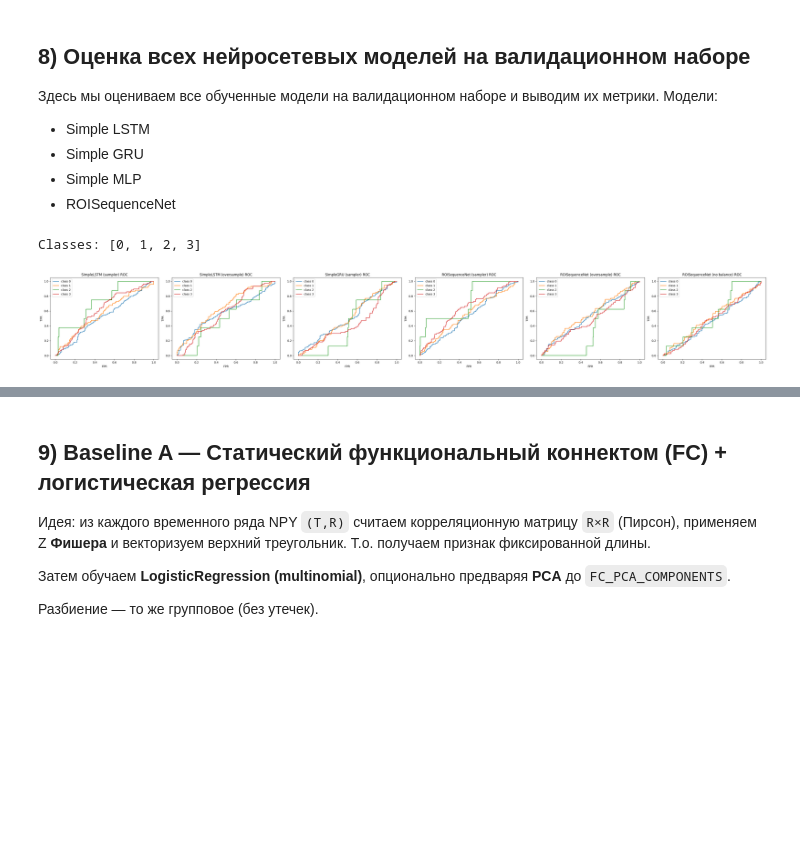
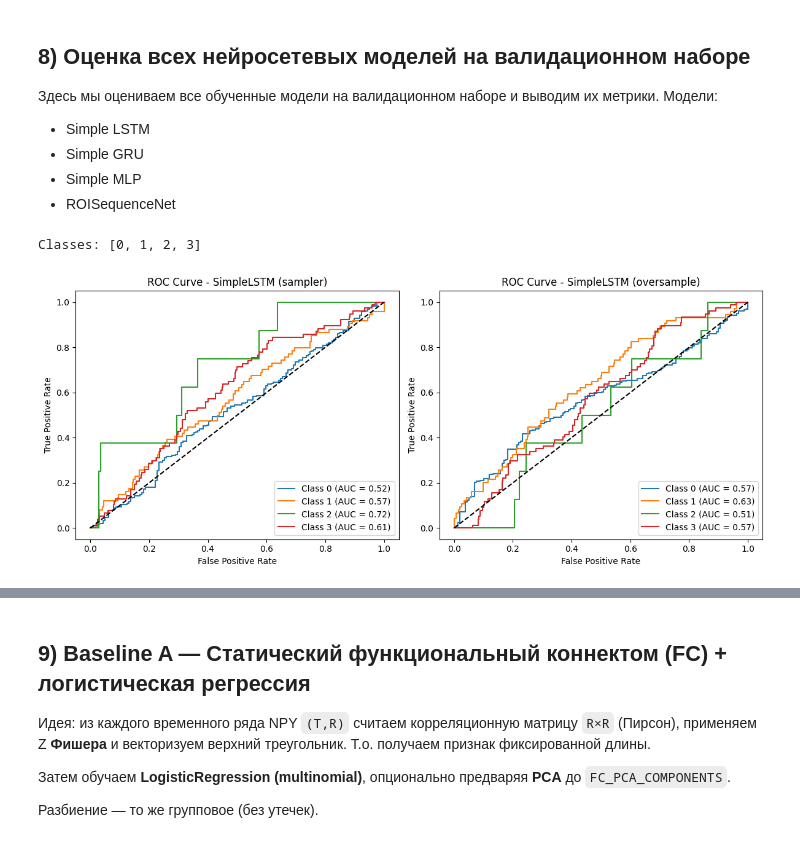
Before and after one commit to Amissum/ADHD_connectome_biomarkers_transfer_research, a Jupyter notebook: ADHD200/Pipelines/AthenaPipeline/Iter_3_ADHD200_train_v3.ipynb, the cells around one changed output, grey strips where cells are left out. Saved outputs shown, nothing was run; the diff lists cells and outputs as text; code cells hidden in the pictures; blank space fills up the shorter version.

Commit message:
Changed logic for ROC AUC plots drawing (grouped by models)

```diff
--- a/ADHD200/Pipelines/AthenaPipeline/Iter_3_ADHD200_train_v3.ipynb
+++ b/ADHD200/Pipelines/AthenaPipeline/Iter_3_ADHD200_train_v3.ipynb
@@ -186,7 +186,7 @@ if not os.path.exists(CHECKPOINT_DIR):
 else:
     print(f"Директория для чекпоинтов уже существует: {CHECKPOINT_DIR}")
 
-REUSE_MODELS = False
+REUSE_MODELS = True                # True - не удаляем уже существующие модели, а загружаем их и используем
 N_CLASSES = len(DIAGNOSIS_KEYS)    # число классов для классификации (0 - TD, 1 - ADHD-C, 2 - ADHD-HI, 3 - ADHD-I)
 EPOCHS = 50
 BATCH_TRAIN = 32
@@ -232,7 +232,7 @@ USE_COVARIATES = False
 COV_CONT = ['age']
 COV_CATEGORIAL = ['sex','site']
 
-RUN_BASELINES = True
+RUN_BASELINES = False
 FC_PCA_COMPONENTS = 200
 HMM_N_STATES = 5
 WIN_DYN = 30
@@ -1817,7 +1815,7 @@ print(f"[BEST@Sampler] SimpleGRU - Val Acc: {val_acc_gru_sampler:.4f} | Val F1:
 # %% [markdown]
 Обучение модели ROISequenceNet на подготовленных данных с использованием DataMode.SEQ_NPY даталоадера со взвешенной балансировкой классов (sampler).
 # %%
-model_roi_seq_net_sampler = ROISequenceNet(n_roi=R, n_classes=N_CLASSES, cov_dim=cov_dim).to(DEVICE)
+model_roi_seq_net_sampler = ROISequenceNet(n_roi=ROI, n_classes=N_CLASSES, cov_dim=cov_dim).to(DEVICE)
 checkpoint_dir_path_roi_seq_net_sampler = f"{CHECKPOINT_DIR}/ROISequenceNet_sampler"
 os.makedirs(checkpoint_dir_path_roi_seq_net_sampler, exist_ok=True)
 
@@ -1967,32 +1965,32 @@ print(f"[BEST@NoBalance] ROISequenceNet - Val Acc: {val_acc_roi_seq_nb:.4f} | Va
 ### Обучение Simple MLP (по усреднённым признакам)
 # %%
 if DFC_CSV is not None:
-    mlp_model = SimpleMLP(in_dim=in_dim_dfc_nb, n_classes=N_CLASSES, cov_dim=cov_dim_dfc_nb).to(DEVICE)
+    mlp_model = SimpleMLP(in_dim=in_dim_dfc_s, n_classes=N_CLASSES, cov_dim=cov_dim_dfc_s).to(DEVICE)
     # Создадим директорию для чекпоинтов
     checkpoint_dir_path_mlp = f"{CHECKPOINT_DIR}/SimpleMLP"
     os.makedirs(checkpoint_dir_path_mlp, exist_ok=True)
     # Запустим обучение модели, если не нужно переиспользовать существующую
     if not REUSE_MODELS or not os.path.exists(os.path.join(checkpoint_dir_path_mlp, 'best_model.pth')):
         history_mlp = train_model(
-            mlp_model, train_dl_dfc_nb, val_dl_dfc_nb, class_counts_main, DEVICE,
+            mlp_model, train_dl_dfc_sampler, val_dl_dfc_sampler, class_counts_main, DEVICE,
             epochs=EPOCHS, checkpoint_dir=checkpoint_dir_path_mlp,
-            lr=LR, weight_decay=WEIGHT_DECAY, debug=False
+            lr=LR, weight_decay=WEIGHT_DECAY, debug=False, class_weight_strength=1.0,
         )
-        hist_mlp_df = pd.DataFrame(history_mlp)
+        hist_mlp_df_sampler = pd.DataFrame(history_mlp)
         print('[HISTORY MLP] Последние строки:')
-        display(hist_mlp_df.tail())
+        display(hist_mlp_df_sampler.tail())
     else:
         mlp_model.load_state_dict(torch.load(os.path.join(checkpoint_dir_path_mlp, 'best_model.pth')))
         print("Загружен существующий чекпоинт SimpleMLP.")
     # Статистика обучения SimpleMLP
-    val_loss_mlp, val_acc_mlp, val_prec_mlp, val_auc_mlp, val_f1_mlp = Trainer(mlp_model, train_dl_dfc_nb, val_dl_dfc_nb, class_counts_main, DEVICE).evaluate()
+    val_loss_mlp, val_acc_mlp, val_prec_mlp, val_auc_mlp, val_f1_mlp = Trainer(mlp_model, train_dl_dfc_sampler, val_dl_dfc_sampler, class_counts_main, DEVICE).evaluate()
     print(f"SimpleMLP - Val Acc: {val_acc_mlp:.4f} | Val F1: {val_f1_mlp:.4f} | Val AUC: {val_auc_mlp:.4f}")
     # Лучшая модель SimpleMLP:
     print("Лучшая модель SimpleMLP:")
     if os.path.exists(os.path.join(checkpoint_dir_path_mlp, 'best_model.pth')):
         mlp_model.load_state_dict(torch.load(os.path.join(checkpoint_dir_path_mlp, 'best_model.pth')))
         mlp_model.eval()
-        val_loss_mlp, val_acc_mlp, val_prec_mlp, val_auc_mlp, val_f1_mlp = Trainer(mlp_model, val_dl_dfc_nb, val_dl_dfc_nb, class_counts_main, DEVICE).evaluate()
+        val_loss_mlp, val_acc_mlp, val_prec_mlp, val_auc_mlp, val_f1_mlp = Trainer(mlp_model, val_dl_dfc_sampler, val_dl_dfc_sampler, class_counts_main, DEVICE).evaluate()
         print(f"Лучшая модель SimpleMLP - Val Acc: {val_acc_mlp:.4f} | Val F1: {val_f1_mlp:.4f} | Val AUC: {val_auc_mlp:.4f}")
 else:
     print("DFC_CSV отсутствует - невозмжно обучить модель.")
@@ -2085,11 +2083,11 @@ if 'model_lstm_over' in globals() and model_lstm_over is not None and 'val_dl_ov
     lstm_over_probs, lstm_over_labels = collect_probs_and_labels(model_lstm_over, val_dl_over, DEVICE)
 
 gru_sampler_probs, gru_sampler_labels = (None, None)
-if 'model_gru_sampler' in globals():
+if 'model_gru_sampler' in globals() and model_gru_sampler is not None and 'val_dl_sampler' in globals() and val_dl_sampler is not None:
     gru_sampler_probs, gru_sampler_labels = collect_probs_and_labels(model_gru_sampler, val_dl_sampler, DEVICE)
 
 roi_sampler_probs, roi_sampler_labels = (None, None)
-if 'model_roi_seq_net_sampler' in globals():
+if 'model_roi_seq_net_sampler' in globals() and model_roi_seq_net_sampler is not None and 'val_dl_sampler' in globals() and val_dl_sampler is not None:
     roi_sampler_probs, roi_sampler_labels = collect_probs_and_labels(model_roi_seq_net_sampler, val_dl_sampler, DEVICE)
 
 roi_over_probs, roi_over_labels = (None, None)
@@ -2097,8 +2095,12 @@ if 'model_roi_seq_net_over' in globals() and model_roi_seq_net_over is not None
     roi_over_probs, roi_over_labels = collect_probs_and_labels(model_roi_seq_net_over, val_dl_over, DEVICE)
 
 roi_nb_probs, roi_nb_labels = (None, None)
-if 'model_roi_seq_net_nb' in globals():
+if 'model_roi_seq_net_nb' in globals() and model_roi_seq_net_nb is not None and 'val_dl' in globals() and val_dl is not None:
     roi_nb_probs, roi_nb_labels = collect_probs_and_labels(model_roi_seq_net_nb, val_dl, DEVICE)
+
+mlp_sampler_probs, mlp_sampler_labels = (None, None)
+if 'mlp_model' in globals() and mlp_model is not None and 'val_dl_dfc_sampler' in globals() and val_dl_dfc_sampler is not None:
+    mlp_sampler_probs, mlp_sampler_labels = collect_probs_and_labels(mlp_model, val_dl_dfc_sampler, DEVICE)
 
 # --- Binarization helper (skip if probs is None) ---
 def binarize(labels):
@@ -2111,38 +2113,52 @@ gru_sampler_bin  = binarize(gru_sampler_labels)
 roi_sampler_bin  = binarize(roi_sampler_labels)
 roi_over_bin     = binarize(roi_over_labels)
 roi_nb_bin       = binarize(roi_nb_labels)
+mlp_sampler_bin  = binarize(mlp_sampler_labels)
 
 # --- Подготовка списка для построения ROC ---
-plot_items = []
+plot_categories = dict()
+plot_items_lstm = []
+plot_items_gru = []
+plot_items_roi = []
+plot_items_mlp = []
 if lstm_sampler_bin is not None:
-    plot_items.append(('SimpleLSTM (sampler)', lstm_sampler_bin, lstm_sampler_probs))
+    plot_items_lstm.append(('SimpleLSTM (sampler)', lstm_sampler_bin, lstm_sampler_probs))
 if lstm_over_bin is not None:
-    plot_items.append(('SimpleLSTM (oversample)', lstm_over_bin, lstm_over_probs))
+    plot_items_lstm.append(('SimpleLSTM (oversample)', lstm_over_bin, lstm_over_probs))
 if gru_sampler_bin is not None:
-    plot_items.append(('SimpleGRU (sampler)', gru_sampler_bin, gru_sampler_probs))
+    plot_items_gru.append(('SimpleGRU (sampler)', gru_sampler_bin, gru_sampler_probs))
 if roi_sampler_bin is not None:
-    plot_items.append(('ROISequenceNet (sampler)', roi_sampler_bin, roi_sampler_probs))
+    plot_items_roi.append(('ROISequenceNet (sampler)', roi_sampler_bin, roi_sampler_probs))
 if roi_over_bin is not None:
-    plot_items.append(('ROISequenceNet (oversample)', roi_over_bin, roi_over_probs))
+    plot_items_roi.append(('ROISequenceNet (oversample)', roi_over_bin, roi_over_probs))
 if roi_nb_bin is not None:
-    plot_items.append(('ROISequenceNet (no balance)', roi_nb_bin, roi_nb_probs))
+    plot_items_roi.append(('ROISequenceNet (no balance)', roi_nb_bin, roi_nb_probs))
+if mlp_sampler_bin is not None:
+    plot_items_mlp.append(('SimpleMLP (sampler)', mlp_sampler_bin, mlp_sampler_probs))
 
-if plot_items:
-    fig, axes = plt.subplots(1, len(plot_items), figsize=(6*len(plot_items), 5))
-    if len(plot_items) == 1:
-        axes = [axes]
-    for ax, (title, y_bin, probs) in zip(axes, plot_items):
-        for c_idx, c_lab in enumerate(classes_sorted):
-            try:
-                fpr, tpr, _ = roc_curve(y_bin[:, c_idx], probs[:, c_idx])
-                ax.plot(fpr, tpr, label=f'class {c_lab}')
-            except Exception:
-                pass
-        ax.set_title(f'{title} ROC')
-        ax.set_xlabel('FPR'); ax.set_ylabel('TPR'); ax.legend()
-    plt.tight_layout(); plt.show()
-else:
-    print("[INFO] Нет моделей для построения ROC.")
+plot_categories['LSTM Models'] = plot_items_lstm
+plot_categories['GRU Models'] = plot_items_gru
+plot_categories['ROISequenceNet Models'] = plot_items_roi
+plot_categories['MLP Models'] = plot_items_mlp
+
+# --- Построение ROC кривых для каждой категории моделей ---
+for category, plot_items in plot_categories.items():
+    if plot_items:
+        fig, axes = plt.subplots(1, len(plot_items), figsize=(6*len(plot_items), 5))
+        if len(plot_items) == 1:
+            axes = [axes]
+        for ax, (title, y_bin, probs) in zip(axes, plot_items):
+            for i in range(y_bin.shape[1]):
+                fpr, tpr, _ = roc_curve(y_bin[:, i], probs[:, i])
+                auc_score = roc_auc_score(y_bin[:, i], probs[:, i])
+                ax.plot(fpr, tpr, label=f'Class {classes_sorted[i]} (AUC = {auc_score:.2f})')
+            ax.plot([0, 1], [0, 1], 'k--')
+            ax.set_title(f'ROC Curve - {title}')
+            ax.set_xlabel('False Positive Rate')
+            ax.set_ylabel('True Positive Rate')
+            ax.legend(loc='lower right')
+        plt.tight_layout()
+        plt.show()
 
 # --- Сводная таблица метрик ---
 summary_rows = []
@@ -2162,31 +2178,35 @@ def add_summary(name, probs, labels):
     except Exception as e:
         print(f"[WARN] Summary failed for {name}: {e}")
 
 add_summary('SimpleLSTM_sampler', lstm_sampler_probs, lstm_sampler_labels)
 add_summary('SimpleLSTM_oversample', lstm_over_probs, lstm_over_labels)
 add_summary('SimpleGRU_sampler', gru_sampler_probs, gru_sampler_labels)
 add_summary('ROISequenceNet_sampler', roi_sampler_probs, roi_sampler_labels)
 add_summary('ROISequenceNet_oversample', roi_over_probs, roi_over_labels)
 add_summary('ROISequenceNet_nobalance', roi_nb_probs, roi_nb_labels)
+add_summary('SimpleMLP_sampler', mlp_sampler_probs, mlp_sampler_labels)
 
 summary_df = pd.DataFrame(summary_rows)
 print('\nСводная таблица финальных метрик:')
 print(summary_df if not summary_df.empty else '[EMPTY]')
 
 # --- Сохранение историй (проверка наличия) ---
 if 'hist_lstm_sampler_df' in globals():
     hist_lstm_sampler_df.to_csv(os.path.join(checkpoint_dir_path_lstm, 'history_lstm_sampler.csv'), index=False)
 if 'hist_lstm_oversample_df' in globals() and hist_lstm_oversample_df is not None:
     hist_lstm_oversample_df.to_csv(os.path.join(checkpoint_dir_path_lstm_over, 'history_lstm_oversample.csv'), index=False)
 if 'hist_gru_sampler_df' in globals():
     hist_gru_sampler_df.to_csv(os.path.join(checkpoint_dir_path_gru_sampler, 'history_gru_sampler.csv'), index=False)
 if 'hist_roi_seq_sampler_df' in globals():
     hist_roi_seq_sampler_df.to_csv(os.path.join(checkpoint_dir_path_roi_seq_net_sampler, 'history_roi_seq_sampler.csv'), index=False)
 if 'hist_roi_seq_oversample_df' in globals():
     hist_roi_seq_oversample_df.to_csv(os.path.join(checkpoint_dir_path_roi_seq_net_over, 'history_roi_seq_oversample.csv'), index=False)
 if 'hist_roi_seq_nobalance_df' in globals():
     hist_roi_seq_nobalance_df.to_csv(os.path.join(checkpoint_dir_path_roi_seq_net_nb, 'history_roi_seq_nobalance.csv'), index=False)
+if 'hist_mlp_df_sampler' in globals():
+    hist_mlp_df_sampler.to_csv(os.path.join(checkpoint_dir_path_mlp, 'history_mlp_sampler.csv'), index=False)
+
 print('\n[INFO] Завершено: построение ROC (если было возможно), метрики, сохранение историй.')
 # %% [output]
 Classes: [0, 1, 2, 3]
-[figure, old version]
+[figure, new version]
```
Also changed, not shown: parts of 17 cells of this notebook.
